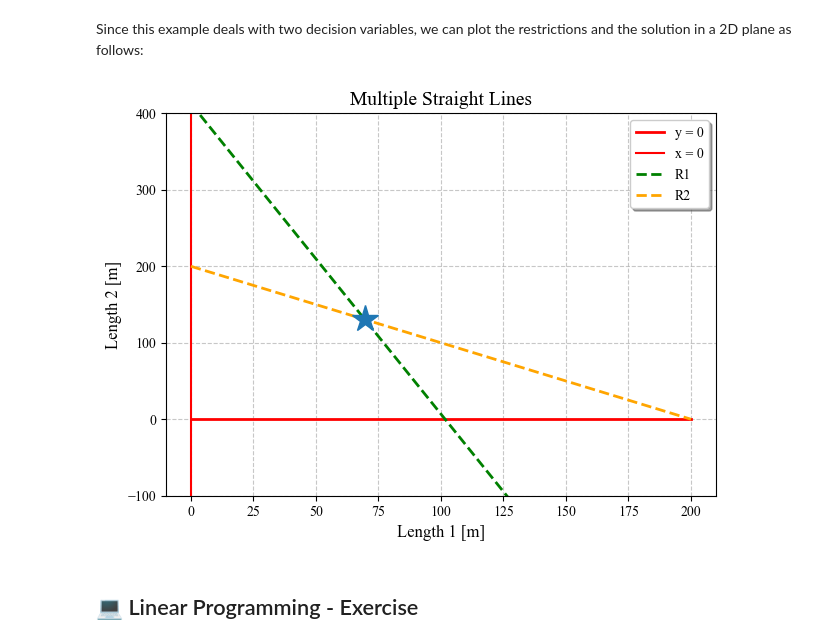
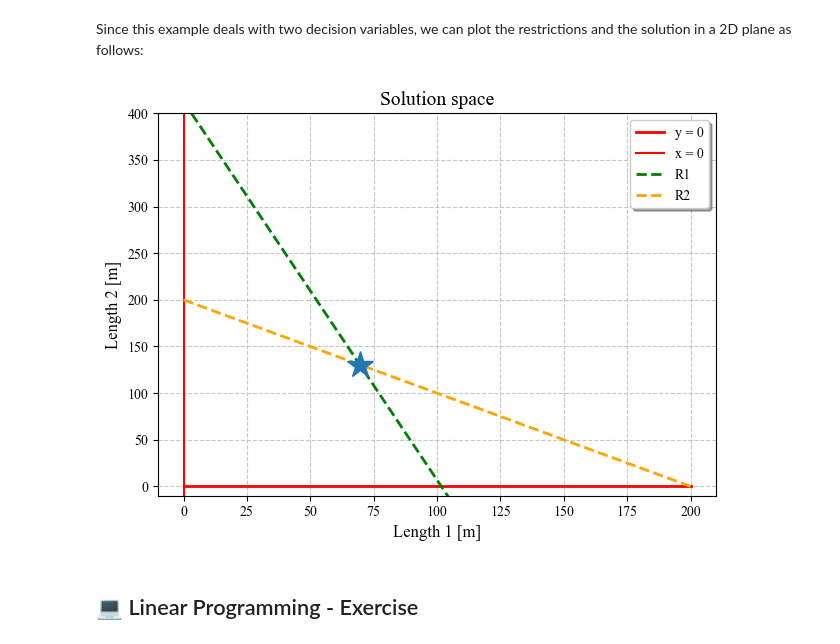
Before and after one commit to alextremo0205/MUDE_ML_Optimization_Project, a Jupyter notebook: 1_Linear_Programming.ipynb, the cells around one changed output. Saved outputs shown, nothing was run; the diff lists cells and outputs as text; code cells hidden in the pictures.

Commit message:
Fixing errors and adding evolution of GA plot

```diff
--- a/1_Linear_Programming.ipynb
+++ b/1_Linear_Programming.ipynb
@@ -255,36 +265,36 @@ fig, ax = plt.subplots()
 # Plot the lines with different line styles and colors
 ax.plot(length_1, x_axis, label='y = 0', color='red', linestyle='-', linewidth=2)
 ax.axvline(x=y_axis[0], color='red', linestyle='-', label='x = 0')
 
 ax.plot(length_1, length_2_restr_1, label='R1', color='green', linestyle='--', linewidth=2)
 ax.plot(length_1, length_2_restr_2, label='R2', color='orange', linestyle='--', linewidth=2)
 
 plt.plot([optimal_lengths[0]], [optimal_lengths[1]], marker='*', ls='none', ms=20)
 
 
 # Set labels and title with increased font size
 ax.set_xlabel('Length 1 [m]', fontsize=12)
 ax.set_ylabel('Length 2 [m]', fontsize=12)
-ax.set_title('Multiple Straight Lines', fontsize=14)
+ax.set_title('Solution space', fontsize=14)
 
 # Add a legend with larger font size and shadow
 ax.legend(fontsize=10, shadow=True)
 
 # Set grid lines
 ax.grid(True, linestyle='--', alpha=0.7)
 
 # Customize tick label font size
 ax.tick_params(axis='both', labelsize=10)
 
-ax.set_ylim(-100, 400)
+ax.set_ylim(-10, 400)
 
 # Show the plot with a tight layout
 plt.tight_layout()
 
 # Show the plot
 plt.show()
 # %% [output]
-[figure, old version]
+[figure, new version]
 # %% [markdown]
 ## 💻 Linear Programming - Exercise
 # %% [markdown]
```
Also changed, not shown: parts of 6 cells of this notebook, 7 other files.
